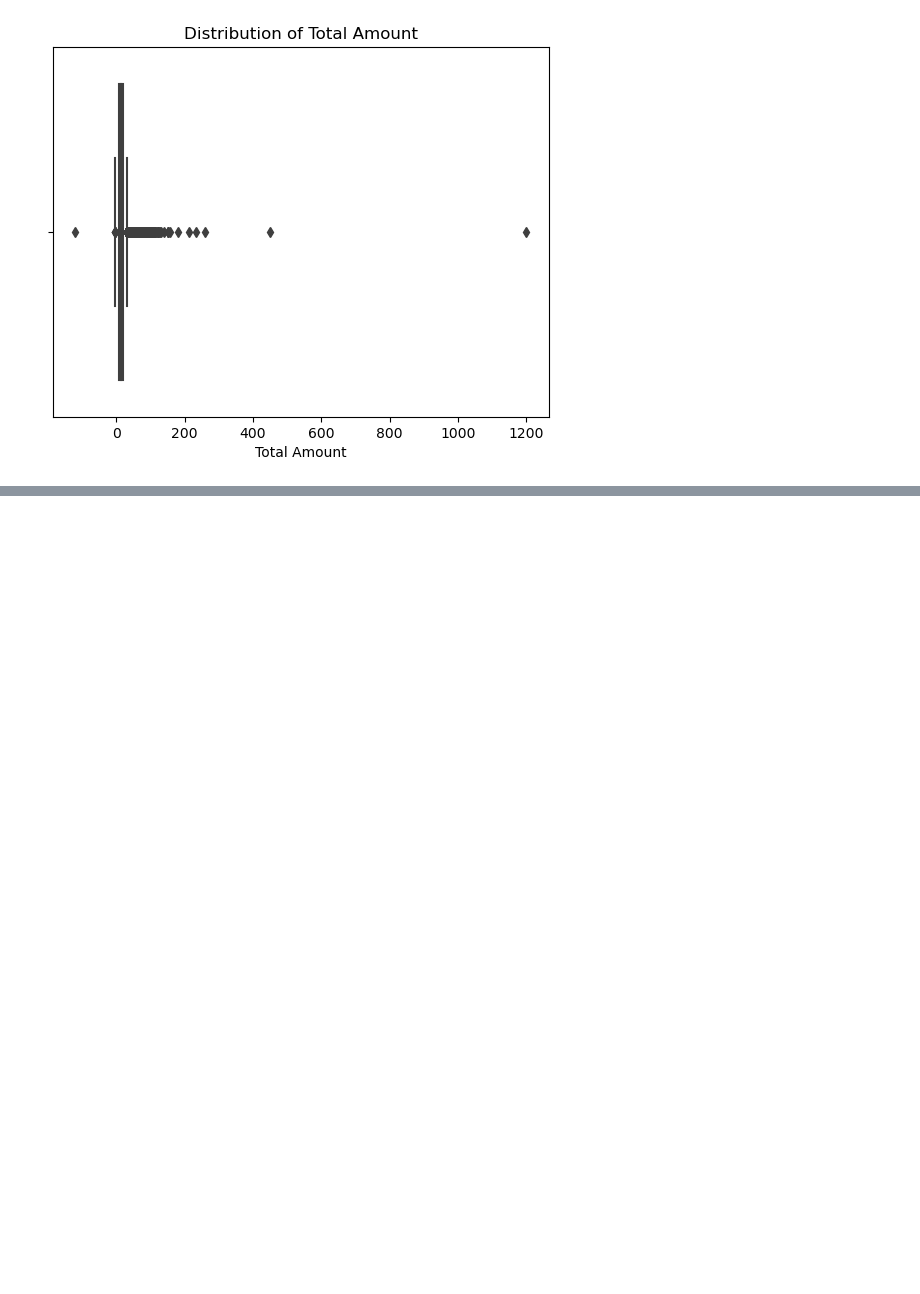
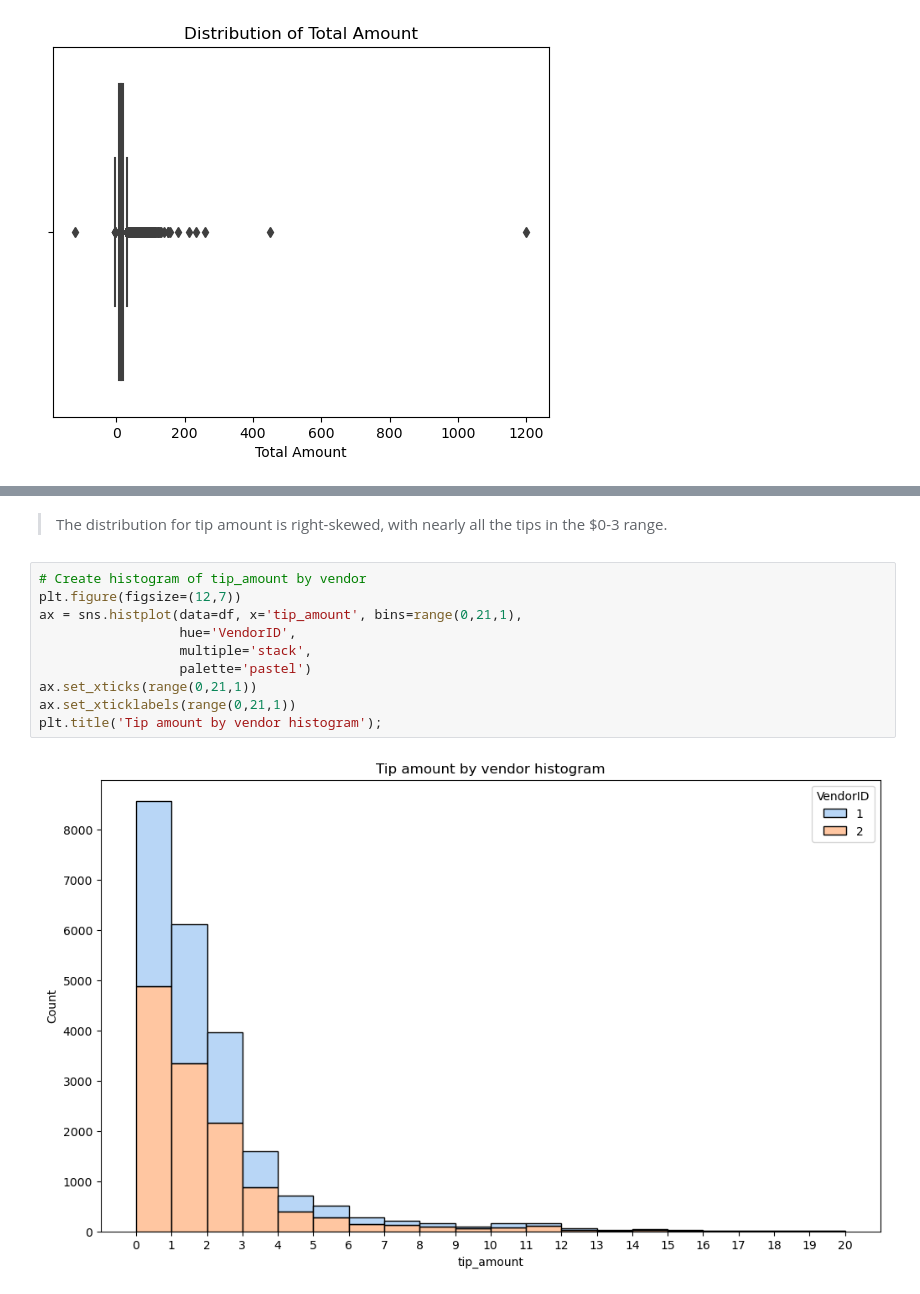
Before and after one commit to alishanstyles/Automatidata, a Jupyter notebook: Untitled.ipynb, the cells around one changed output, grey strips where cells are left out. Saved outputs shown, nothing was run; the diff lists cells and outputs as text; blank space fills up the shorter version.

```diff
--- a/Untitled.ipynb
+++ b/Untitled.ipynb
@@ -103,0 +122,14 @@ NameError: name 'ax' is not defined
+# %% [markdown]
+> The distribution for tip amount is right-skewed, with nearly all the tips in the $0-3 range.
+# %%
+# Create histogram of tip_amount by vendor
+plt.figure(figsize=(12,7))
+ax = sns.histplot(data=df, x='tip_amount', bins=range(0,21,1),
+                  hue='VendorID',
+                  multiple='stack',
+                  palette='pastel')
+ax.set_xticks(range(0,21,1))
+ax.set_xticklabels(range(0,21,1))
+plt.title('Tip amount by vendor histogram');
+# %% [output]
+[figure, added]
```
Also changed, not shown: parts of 7 cells of this notebook.
